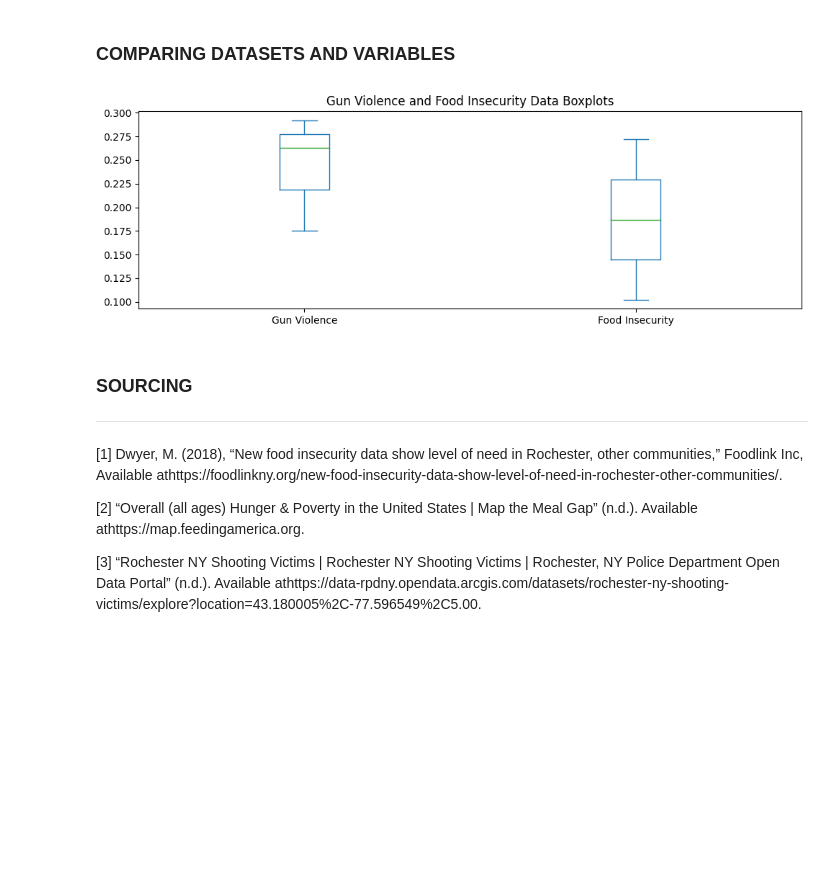
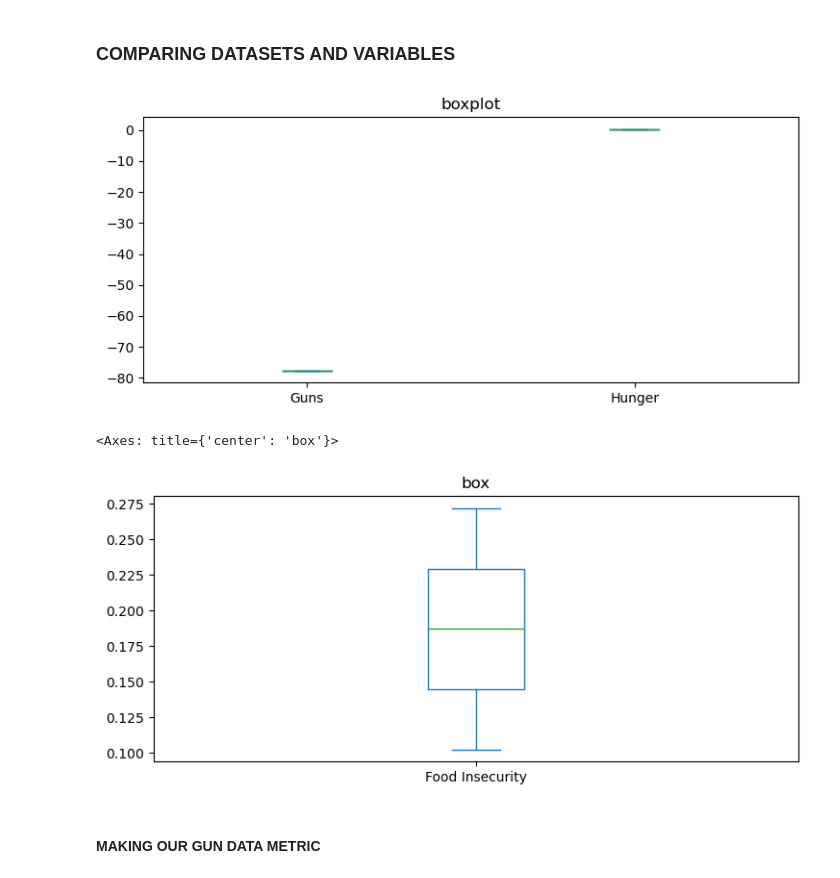
Before and after one commit to javac0f/RocGunHungerEda, a Jupyter notebook: jared_try.ipynb, the cells around one changed output. Cells and saved outputs as stored; diff of their text form; code cells hidden in the pictures; blank space fills up the shorter version.

```diff
--- a/jared_try.ipynb
+++ b/jared_try.ipynb
@@ -112,24 +95,0 @@ gun_data['Zip Code'] = gun_coords.apply(lambda x: get_zip_code(x), axis = 1)
-# %%
-# GUN VIOLENCE RATE FUNCTION
-total_shootings = 0
-shootings = {}  # ZIP Code = keys; # of shootings = values
-
-for index,row in gun_data.iterrows():
-    if (row['Zip Code'] in shootings):
-        shootings[row['Zip Code']] +=1
-    else:
-        shootings[row['Zip Code']] = 0
-    total_shootings += 1
-
-roc_zip = list(range(14604, 14624))
-roc_zip.append(14626)
-roc_zip.append(14627)
-roc_zip.append(14642)
-
-for i in range(len(roc_zip)):
-    if(roc_zip[i] not in shootings):
-        shootings[roc_zip[i]] = 0
-
-# ADD ZIP CODES FOR ALL INCIDENTS
-gun_data['Gun Violence Rate'] = gun_data.apply(lambda x: shootings[x['Zip Code']]/total_shootings * 2, axis = 1)
-gun_data.head()
@@ -144,14 +97,12 @@ gun_data.head()
 # HUNGER DATA
 hunger_data.columns = ['Zip Code', 'Latitude', 'Longitude', 'Food Insecurity']
 
-# NARROW DOWN DATA TO JUST ROCHESTER AREAS  # TODO: We need to reexamine what all zip codes are in Roc
+# NARROW DOWN DATA TO JUST ROCHESTER AREAS
 roc_zip = list(range(14604, 14624))
 roc_zip.append(14626)
 roc_zip.append(14627)
 roc_zip.append(14642)
 hunger_data = hunger_data.loc[hunger_data['Zip Code'].isin(roc_zip)]
-hunger_data['Zip Code'].fillna(value=0,inplace=True)
-
 
 print(hunger_data.info())   # to check for missing values
 hunger_data.head()
@@ -248,27 +198,28 @@ max     43.220375  -77.552548         2022.0           0.481752
 # %%
 # COMPARE BY BOXPLOT
 
 # GET DATA
-gun_boxplot_data = gun_data['Gun Violence Rate'].quantile([0.25,0.5,0.75])   # TODO: change this to gun rate once done
+gun_boxplot_data = gun_data['X'].quantile([0.25,0.5,0.75])   # TODO: change this to gun rate once done
 hunger_boxplot_data = hunger_data['Food Insecurity'].quantile([0.25,0.5,0.75])
-boxplots = pd.DataFrame({'Gun Violence': gun_boxplot_data, 'Food Insecurity': hunger_boxplot_data})
+boxplots = pd.DataFrame({'Guns': gun_boxplot_data, 'Hunger': hunger_boxplot_data})
 
 # SET FIGURE
-plt.rcParams["figure.figsize"] = [10, 3.50]
+plt.rcParams["figure.figsize"] = [7.50, 3.50]
 plt.rcParams["figure.autolayout"] = True
 
-# PLOT DATAFRAME
-ax = boxplots[['Gun Violence','Food Insecurity']].plot(kind='box', title='Gun Violence and Food Insecurity Data Boxplots')
+# Plot the dataframe
+ax = boxplots[['Guns','Hunger']].plot(kind='box', title='boxplot')
 
-# DISPLAY THE PLOTS
+# Display the plot
 plt.show()
 # %% [output]
-[figure, old version]
+[figure, new version]
-# %% [markdown]
-### SOURCING
----
-[1] Dwyer, M. (2018), “New food insecurity data show level of need in Rochester, other communities,” Foodlink Inc, Available athttps://foodlinkny.org/new-food-insecurity-data-show-level-of-need-in-rochester-other-communities/.
-
-[2] “Overall (all ages) Hunger & Poverty in the United States | Map the Meal Gap” (n.d.). Available athttps://map.feedingamerica.org.
-
-[3] “Rochester NY Shooting Victims | Rochester NY Shooting Victims | Rochester, NY Police Department Open Data Portal” (n.d.). Available athttps://data-rpdny.opendata.arcgis.com/datasets/rochester-ny-shooting-victims/explore?location=43.180005%2C-77.596549%2C5.00.
+# %%
+hunger_boxplot_data = hunger_data['Food Insecurity'].quantile([0.25,0.5,0.75])
+
+hunger_boxplot_data.plot(kind="box",title='box')
+# %% [output]
+<Axes: title={'center': 'box'}>
+[figure, added]
+# %% [markdown]
+#### MAKING OUR GUN DATA METRIC
```
Also changed, not shown: parts of 9 cells of this notebook.
